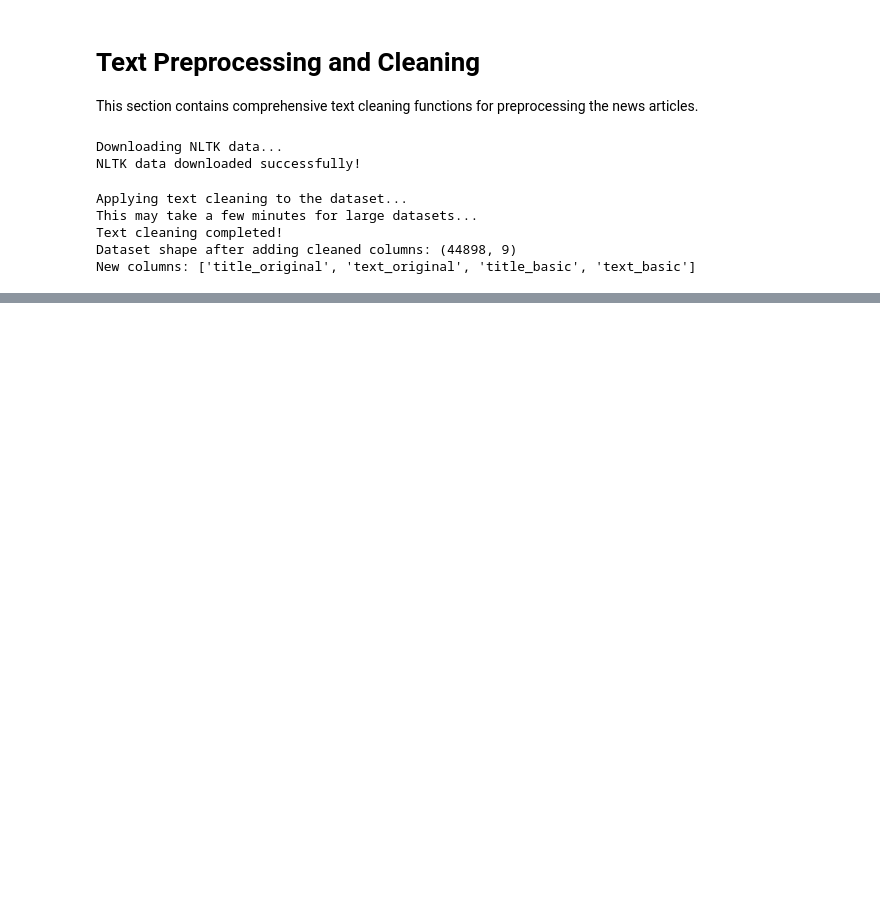
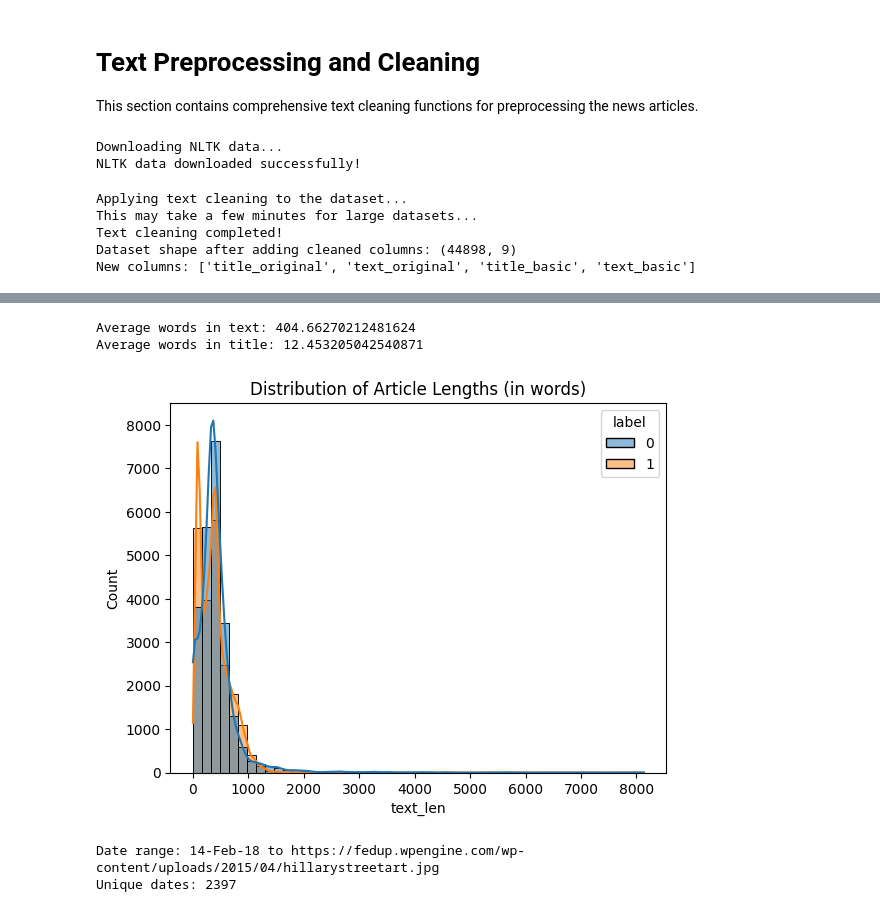
Before and after one commit to krati-2024aiml121/fake-news-group9, a Jupyter notebook: notebooks/01_model1.ipynb, the cells around one changed output, grey strips where cells are left out. Cells and saved outputs as stored; diff of their text form; code cells hidden in the pictures; blank space fills up the shorter version.

```diff
--- a/notebooks/01_model1.ipynb
+++ b/notebooks/01_model1.ipynb
@@ -322,0 +962,29 @@ def clean_text_advanced(text, remove_stops=True, use_lemmatization=True):
+# %%
+
+# ===============================
+# Basic Text Statistics
+# ===============================
+df["text_len"] = df["text_basic"].apply(lambda x: len(str(x).split()))
+df["title_len"] = df["title_basic"].apply(lambda x: len(str(x).split()))
+
+print("\nAverage words in text:", df["text_len"].mean())
+print("Average words in title:", df["title_len"].mean())
+
+sns.histplot(data=df, x="text_len", hue="label", bins=50, kde=True)
+plt.title("Distribution of Article Lengths (in words)")
+plt.show()
+
+
+
+
+# ===============================
+# Dates overview
+# ===============================
+print("\nDate range:", df["date"].min(), "to", df["date"].max())
+print("Unique dates:", df["date"].nunique())
+# %% [output]
+Average words in text: 404.66270212481624
+Average words in title: 12.453205042540871
+[figure, added]
+Date range: 14-Feb-18 to https://fedup.wpengine.com/wp-content/uploads/2015/04/hillarystreetart.jpg
+Unique dates: 2397
```
Also changed, not shown: parts of 39 cells of this notebook, 1 other file.
